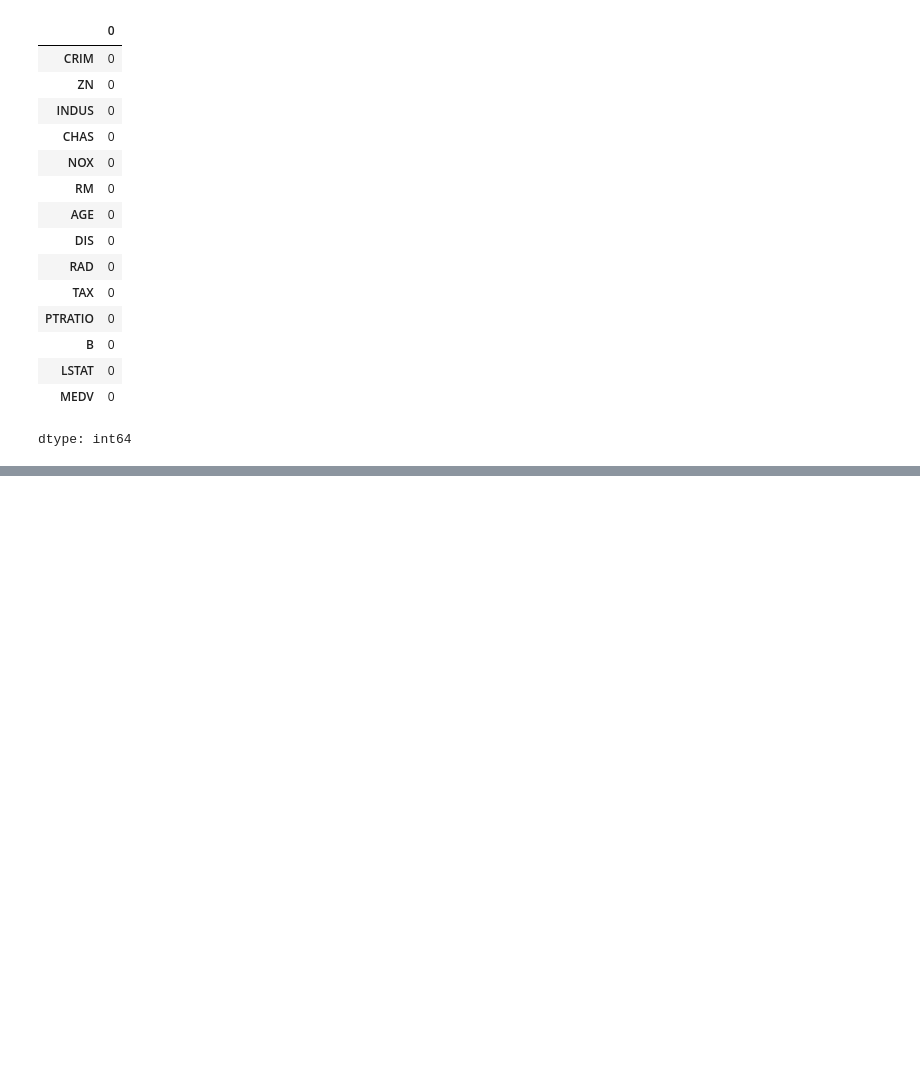
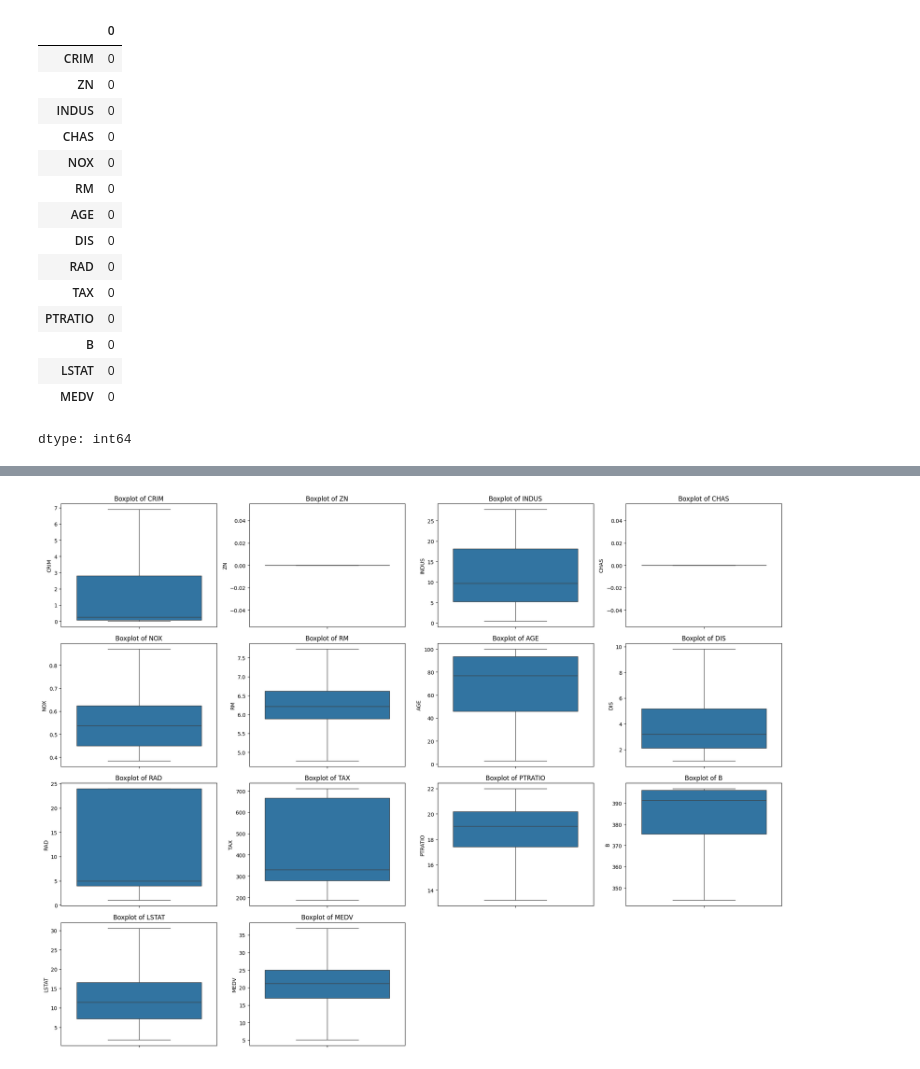
Before and after one commit to M-Rathnayake/House-Price-Prediction, a Jupyter notebook: housingBoston.ipynb, the cells around one changed output, grey strips where cells are left out. Saved outputs shown, nothing was run; the diff lists cells and outputs as text; code cells hidden in the pictures; blank space fills up the shorter version.

Commit message:
Handled outliers by replacing them with boundary values

```diff
--- a/housingBoston.ipynb
+++ b/housingBoston.ipynb
@@ -73,5 +73,14 @@ for i, column in enumerate(df.columns):
     plt.title(f'Boxplot of {column}')
 plt.tight_layout()
 plt.show()
+
+# to numerically get the outliers
+Q1 = df.quantile(0.25)
+Q3 = df.quantile(0.75)
+IQR = Q3 - Q1
+
+# Find outliers (any value < Q1 - 1.5*IQR or > Q3 + 1.5*IQR)
+outliers = ((df < (Q1 - 1.5 * IQR)) | (df > (Q3 + 1.5 * IQR)))
+outliers.sum()  # Shows how many outliers in each column
 # %% [output]
 [figure]
@@ -77,0 +103,23 @@ plt.show()
+# %%
+#as there are many outliers dropping rows cannot be done
+#therefore outliers should be handled by replacing them with acceptable boundary values
+for col in df.columns:
+    Q1 = df[col].quantile(0.25)
+    Q3 = df[col].quantile(0.75)
+    IQR = Q3 - Q1
+    lower_bound = Q1 - 1.5 * IQR
+    upper_bound = Q3 + 1.5 * IQR
+
+    df[col] = np.where(df[col] < lower_bound, lower_bound, df[col])
+    df[col] = np.where(df[col] > upper_bound, upper_bound, df[col])
+
+# Replot boxplots to verify
+plt.figure(figsize=(20, 15))
+for i, column in enumerate(df.columns):
+    plt.subplot(4, 4, i+1)
+    sns.boxplot(data=df[column])
+    plt.title(f'Boxplot of {column}')
+plt.tight_layout()
+plt.show()
+# %% [output]
+[figure, added]
```
Also changed, not shown: parts of 1 cell of this notebook.
